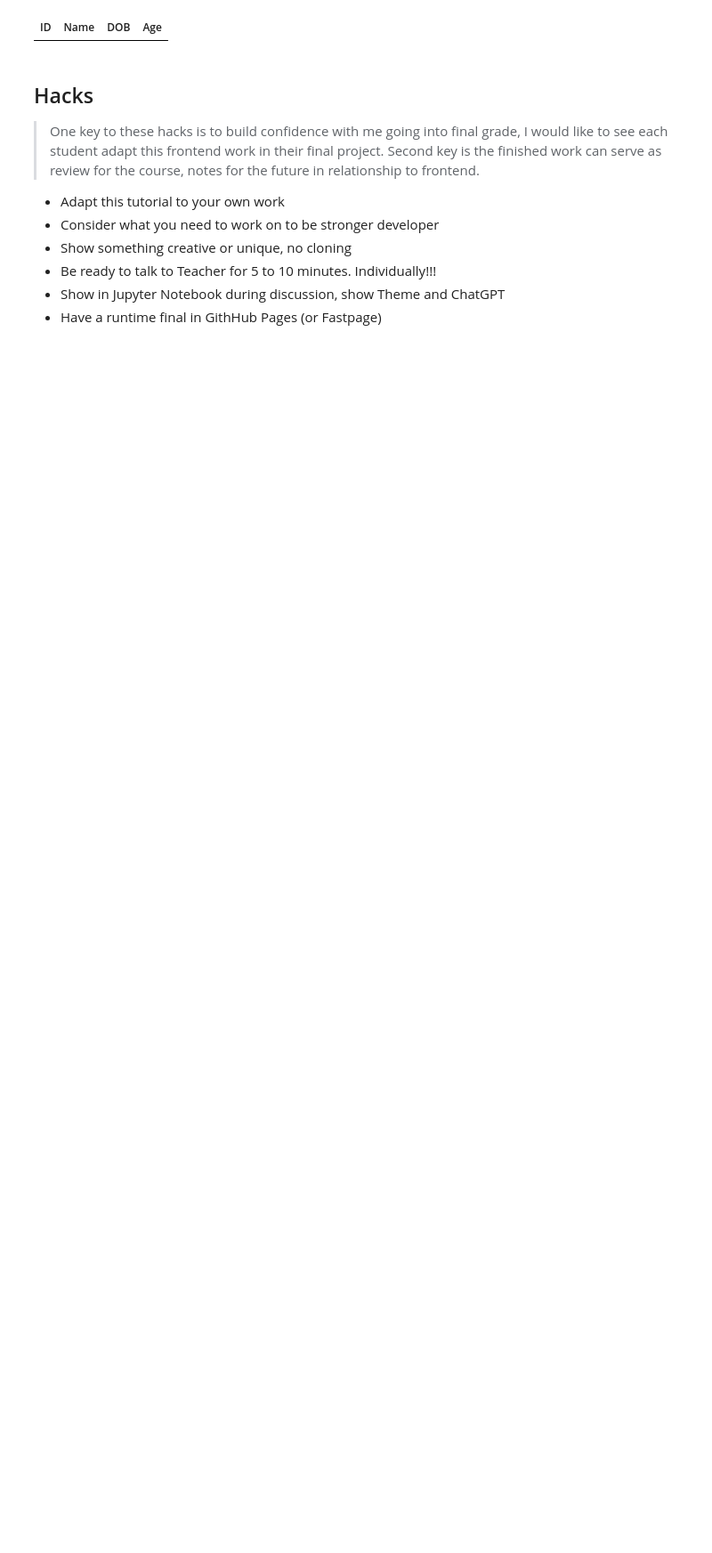
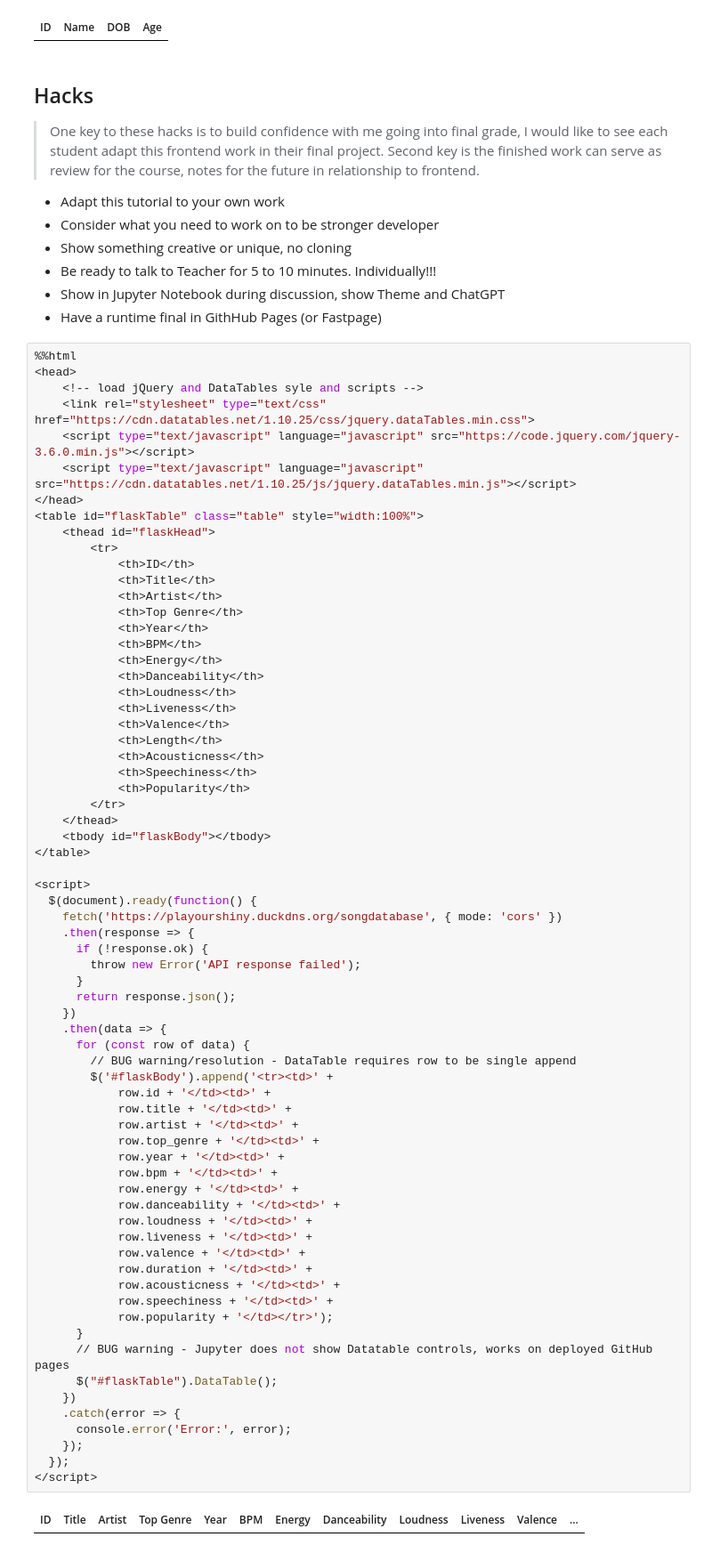
Before and after one commit to kayleehou/myproject, a Jupyter notebook: _notebooks/2023-05-19-PBL-javascript_tutorial.ipynb, the cells around one changed output. Shown at 89% size. Drawn from its saved outputs; the diff is of its cells as text; blank space fills up the shorter version.

```diff
--- a/_notebooks/2023-05-19-PBL-javascript_tutorial.ipynb
+++ b/_notebooks/2023-05-19-PBL-javascript_tutorial.ipynb
@@ -510,3 +510,73 @@ for (var row of classroom) {
 - Be ready to talk to Teacher for 5 to 10 minutes. Individually!!!
 - Show in Jupyter Notebook during discussion, show Theme and ChatGPT
 - Have a runtime final in GithHub Pages (or Fastpage)
+# %%
+%%html
+<head>
+    <!-- load jQuery and DataTables syle and scripts -->
+    <link rel="stylesheet" type="text/css" href="https://cdn.datatables.net/1.10.25/css/jquery.dataTables.min.css">
+    <script type="text/javascript" language="javascript" src="https://code.jquery.com/jquery-3.6.0.min.js"></script>
+    <script type="text/javascript" language="javascript" src="https://cdn.datatables.net/1.10.25/js/jquery.dataTables.min.js"></script>
+</head>
+<table id="flaskTable" class="table" style="width:100%">
+    <thead id="flaskHead">
+        <tr>
+            <th>ID</th>
+            <th>Title</th>
+            <th>Artist</th>
+            <th>Top Genre</th>
+            <th>Year</th>
+            <th>BPM</th>
+            <th>Energy</th>
+            <th>Danceability</th>
+            <th>Loudness</th>
+            <th>Liveness</th>
+            <th>Valence</th>
+            <th>Length</th>
+            <th>Acousticness</th>
+            <th>Speechiness</th>
+            <th>Popularity</th>
+        </tr>
+    </thead>
+    <tbody id="flaskBody"></tbody>
+</table>
+
+<script>
+  $(document).ready(function() {
+    fetch('https://playourshiny.duckdns.org/songdatabase', { mode: 'cors' })
+    .then(response => {
+      if (!response.ok) {
+        throw new Error('API response failed');
+      }
+      return response.json();
+    })
+    .then(data => {
+      for (const row of data) {
+        // BUG warning/resolution - DataTable requires row to be single append
+        $('#flaskBody').append('<tr><td>' +
+            row.id + '</td><td>' +
+            row.title + '</td><td>' +
+            row.artist + '</td><td>' +
+            row.top_genre + '</td><td>' +
+            row.year + '</td><td>' +
+            row.bpm + '</td><td>' +
+            row.energy + '</td><td>' +
+            row.danceability + '</td><td>' +
+            row.loudness + '</td><td>' +
+            row.liveness + '</td><td>' +
+            row.valence + '</td><td>' +
+            row.duration + '</td><td>' +
+            row.acousticness + '</td><td>' +
+            row.speechiness + '</td><td>' +
+            row.popularity + '</td></tr>');
+      }
+      // BUG warning - Jupyter does not show Datatable controls, works on deployed GitHub pages
+      $("#flaskTable").DataTable();
+    })
+    .catch(error => {
+      console.error('Error:', error);
+    });
+  });
+</script>
+# %% [output]
+| ID | Title | Artist | Top Genre | Year | BPM | Energy | Danceability | Loudness | Liveness | Valence | ... |
```
